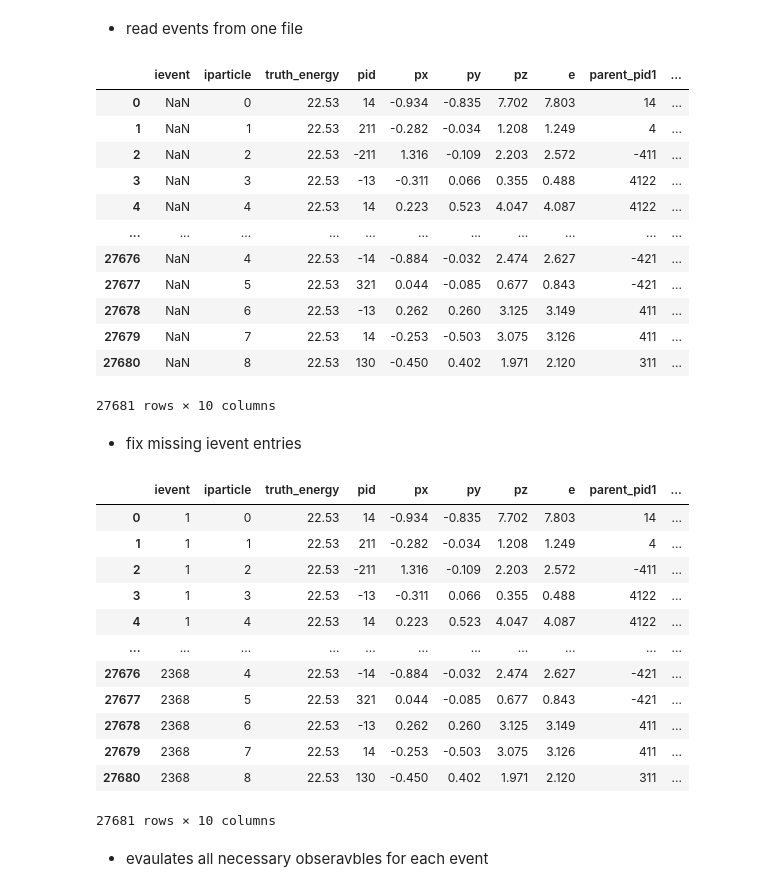
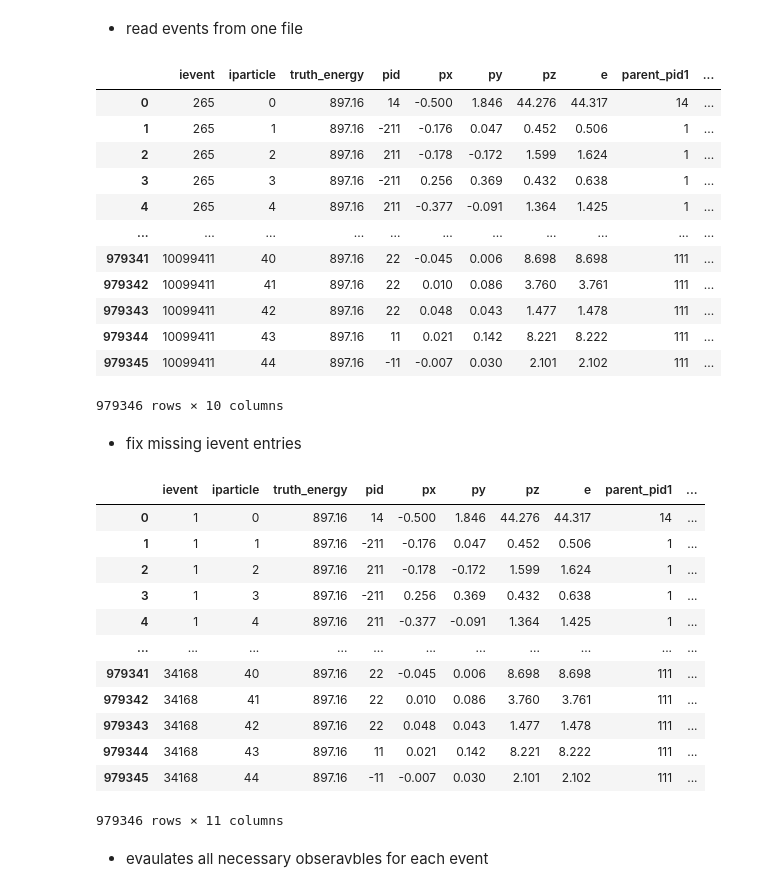
Before and after one commit to JyotismitaAdhikary/Mu_col_nu_portal, a Jupyter notebook: analysis-3-observables.ipynb, the cells around one changed output. Cells and saved outputs as stored; diff of their text form; code cells hidden in the pictures.

```diff
--- a/analysis-3-observables.ipynb
+++ b/analysis-3-observables.ipynb
@@ -85,41 +100,42 @@ def calculate_observables(data):
 # %% [markdown]
 -  read events from one file
 # %%
-data = pd.read_csv("output_events_NC_numu/events_22.53.csv.zip")
+data = pd.read_csv("output_events_NC_numu/events_897.16.csv.zip")
 data
 # %% [output]
 |  | ievent | iparticle | truth_energy | pid | px | py | pz | e | parent_pid1 | ... |
-| 0 | NaN | 0 | 22.53 | 14 | -0.934 | -0.835 | 7.702 | 7.803 | 14 | ... |
-| 1 | NaN | 1 | 22.53 | 211 | -0.282 | -0.034 | 1.208 | 1.249 | 4 | ... |
-| 2 | NaN | 2 | 22.53 | -211 | 1.316 | -0.109 | 2.203 | 2.572 | -411 | ... |
-| 3 | NaN | 3 | 22.53 | -13 | -0.311 | 0.066 | 0.355 | 0.488 | 4122 | ... |
-| 4 | NaN | 4 | 22.53 | 14 | 0.223 | 0.523 | 4.047 | 4.087 | 4122 | ... |
+| 0 | 265 | 0 | 897.16 | 14 | -0.500 | 1.846 | 44.276 | 44.317 | 14 | ... |
+| 1 | 265 | 1 | 897.16 | -211 | -0.176 | 0.047 | 0.452 | 0.506 | 1 | ... |
+| 2 | 265 | 2 | 897.16 | 211 | -0.178 | -0.172 | 1.599 | 1.624 | 1 | ... |
+| 3 | 265 | 3 | 897.16 | -211 | 0.256 | 0.369 | 0.432 | 0.638 | 1 | ... |
+| 4 | 265 | 4 | 897.16 | 211 | -0.377 | -0.091 | 1.364 | 1.425 | 1 | ... |
 | ... | ... | ... | ... | ... | ... | ... | ... | ... | ... | ... |
-| 27676 | NaN | 4 | 22.53 | -14 | -0.884 | -0.032 | 2.474 | 2.627 | -421 | ... |
-| 27677 | NaN | 5 | 22.53 | 321 | 0.044 | -0.085 | 0.677 | 0.843 | -421 | ... |
-| 27678 | NaN | 6 | 22.53 | -13 | 0.262 | 0.260 | 3.125 | 3.149 | 411 | ... |
-| 27679 | NaN | 7 | 22.53 | 14 | -0.253 | -0.503 | 3.075 | 3.126 | 411 | ... |
-| 27680 | NaN | 8 | 22.53 | 130 | -0.450 | 0.402 | 1.971 | 2.120 | 311 | ... |
+| 979341 | 10099411 | 40 | 897.16 | 22 | -0.045 | 0.006 | 8.698 | 8.698 | 111 | ... |
+| 979342 | 10099411 | 41 | 897.16 | 22 | 0.010 | 0.086 | 3.760 | 3.761 | 111 | ... |
+| 979343 | 10099411 | 42 | 897.16 | 22 | 0.048 | 0.043 | 1.477 | 1.478 | 111 | ... |
+| 979344 | 10099411 | 43 | 897.16 | 11 | 0.021 | 0.142 | 8.221 | 8.222 | 111 | ... |
+| 979345 | 10099411 | 44 | 897.16 | -11 | -0.007 | 0.030 | 2.101 | 2.102 | 111 | ... |
-27681 rows × 10 columns
+979346 rows × 10 columns
 # %% [markdown]
 - fix missing ievent entries
 # %%
 data = fix_dataframe(data)
+data['phi'] = np.arctan2(data['py'], data['px'])
 data
 # %% [output]
 |  | ievent | iparticle | truth_energy | pid | px | py | pz | e | parent_pid1 | ... |
-| 0 | 1 | 0 | 22.53 | 14 | -0.934 | -0.835 | 7.702 | 7.803 | 14 | ... |
-| 1 | 1 | 1 | 22.53 | 211 | -0.282 | -0.034 | 1.208 | 1.249 | 4 | ... |
-| 2 | 1 | 2 | 22.53 | -211 | 1.316 | -0.109 | 2.203 | 2.572 | -411 | ... |
-| 3 | 1 | 3 | 22.53 | -13 | -0.311 | 0.066 | 0.355 | 0.488 | 4122 | ... |
-| 4 | 1 | 4 | 22.53 | 14 | 0.223 | 0.523 | 4.047 | 4.087 | 4122 | ... |
+| 0 | 1 | 0 | 897.16 | 14 | -0.500 | 1.846 | 44.276 | 44.317 | 14 | ... |
+| 1 | 1 | 1 | 897.16 | -211 | -0.176 | 0.047 | 0.452 | 0.506 | 1 | ... |
+| 2 | 1 | 2 | 897.16 | 211 | -0.178 | -0.172 | 1.599 | 1.624 | 1 | ... |
+| 3 | 1 | 3 | 897.16 | -211 | 0.256 | 0.369 | 0.432 | 0.638 | 1 | ... |
+| 4 | 1 | 4 | 897.16 | 211 | -0.377 | -0.091 | 1.364 | 1.425 | 1 | ... |
 | ... | ... | ... | ... | ... | ... | ... | ... | ... | ... | ... |
-| 27676 | 2368 | 4 | 22.53 | -14 | -0.884 | -0.032 | 2.474 | 2.627 | -421 | ... |
-| 27677 | 2368 | 5 | 22.53 | 321 | 0.044 | -0.085 | 0.677 | 0.843 | -421 | ... |
-| 27678 | 2368 | 6 | 22.53 | -13 | 0.262 | 0.260 | 3.125 | 3.149 | 411 | ... |
-| 27679 | 2368 | 7 | 22.53 | 14 | -0.253 | -0.503 | 3.075 | 3.126 | 411 | ... |
-| 27680 | 2368 | 8 | 22.53 | 130 | -0.450 | 0.402 | 1.971 | 2.120 | 311 | ... |
+| 979341 | 34168 | 40 | 897.16 | 22 | -0.045 | 0.006 | 8.698 | 8.698 | 111 | ... |
+| 979342 | 34168 | 41 | 897.16 | 22 | 0.010 | 0.086 | 3.760 | 3.761 | 111 | ... |
+| 979343 | 34168 | 42 | 897.16 | 22 | 0.048 | 0.043 | 1.477 | 1.478 | 111 | ... |
+| 979344 | 34168 | 43 | 897.16 | 11 | 0.021 | 0.142 | 8.221 | 8.222 | 111 | ... |
+| 979345 | 34168 | 44 | 897.16 | -11 | -0.007 | 0.030 | 2.101 | 2.102 | 111 | ... |
-27681 rows × 10 columns
+979346 rows × 11 columns
 # %% [markdown]
 - evaulates all necessary obseravbles for each event
 # %%
```
Also changed, not shown: parts of 5 cells of this notebook, 1 other file.
